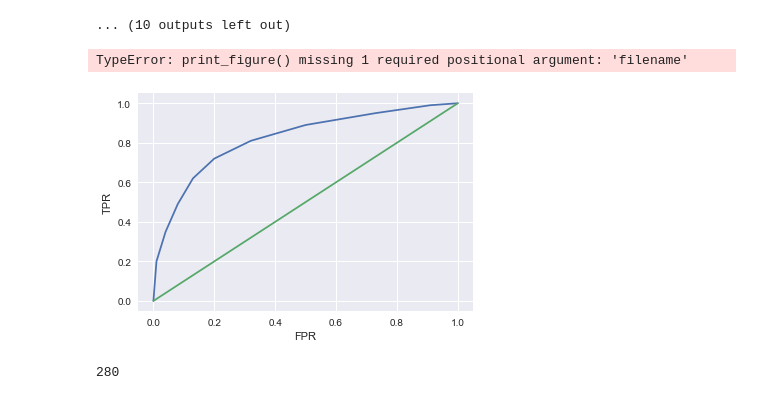
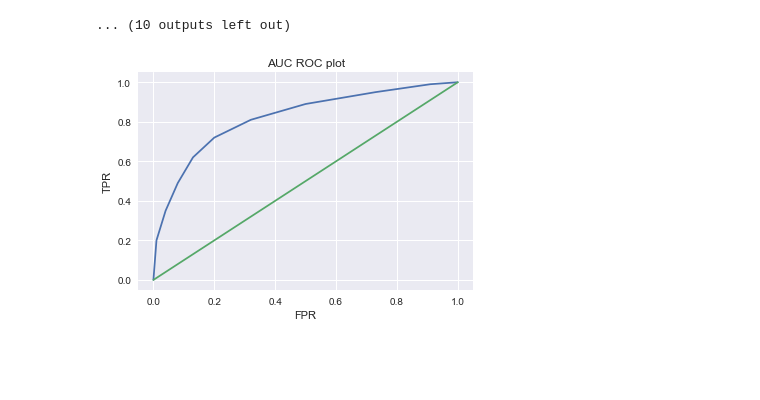
Before and after one commit to doriang102/doriang102.github.io, a Jupyter notebook: notebooks/Classification in Python.ipynb, the cells around one changed output. Cells and saved outputs as stored; diff of their text form; code cells hidden in the pictures; blank space fills up the shorter version.

```diff
--- a/notebooks/Classification in Python.ipynb
+++ b/notebooks/Classification in Python.ipynb
@@ -21,12 +46,7 @@ LogisticRegression(C=1.0, class_weight=None, dual=False, fit_intercept=True,
 from sklearn import metrics
 import pandas as pd
 %matplotlib inline
-preds = clf.predict_proba(Xtest)[:,1]
-fpr, tpr, _ = metrics.roc_curve(ytest, preds)
 
-df = pd.DataFrame(dict(fpr=fpr, tpr=tpr))
 df_X=pd.DataFrame(X)
 df_X['score']=clf.predict_proba(df_X)[:,1]
 df_X['outcome']=y_vals
-
-df.plot(x='fpr',y='tpr')
@@ -35,0 +53,7 @@ df.plot(x='fpr',y='tpr')
+# %%
+def p(beta,x):
+    return 1/(1 + np.exp(-np.dot(beta,x)))
+
+def log_like(X,y,beta):
+    vals = [y[i]*np.log(p(beta,X[i])) + (1-y[i])*np.log(1-p(beta,X[i])) for i in range(len(X))]
+    return np.sum(vals)
@@ -35,0 +68,7 @@ df.plot(x='fpr',y='tpr')
+# %%
+logs = []
+coefs=[]
+for i in range(1,20):
+    coef = clf.coef_[0]*np.sin(i/7)
+    coefs.append(i)
+    logs.append(log_like(X,y,coef))
@@ -67,11 +124,11 @@ for i in range(0,11):
 [figure]
 ... (10 outputs left out)
 # %%
+plt.title('AUC ROC plot')
 plt.ylabel('TPR')
 plt.xlabel('FPR')
 plt.plot(fprs,tprs)
 plt.plot(fprs,fprs)
-plt.savefig()
+plt.savefig('../img/roc_final.png')
 # %% [output]
-TypeError: print_figure() missing 1 required positional argument: 'filename'
-[figure, old version]
+[figure, new version]
@@ -80,4 +134,0 @@ df
-# %%
-len(df)
-# %% [output]
-280
```
Also changed, not shown: parts of 16 cells of this notebook, 13 other files.
